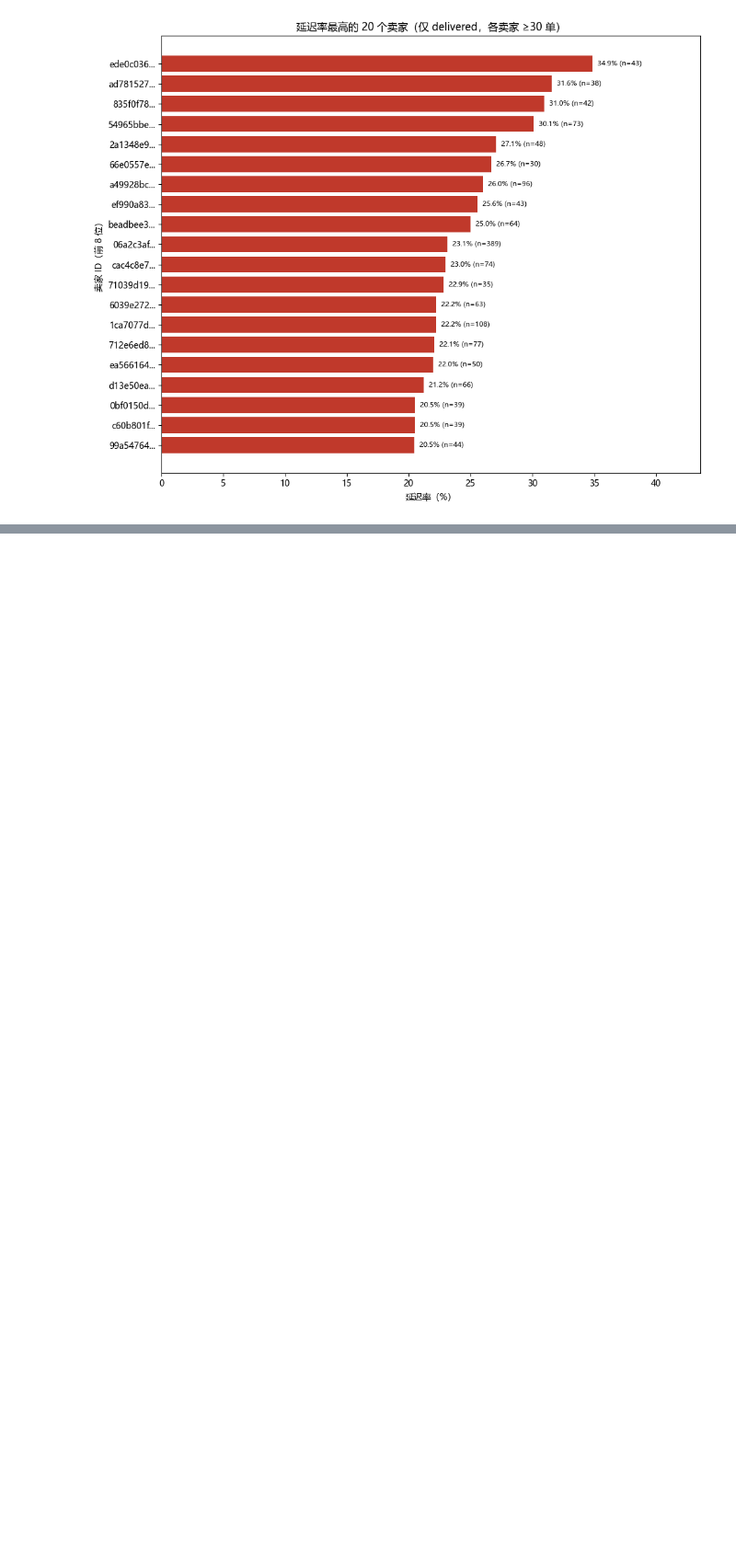
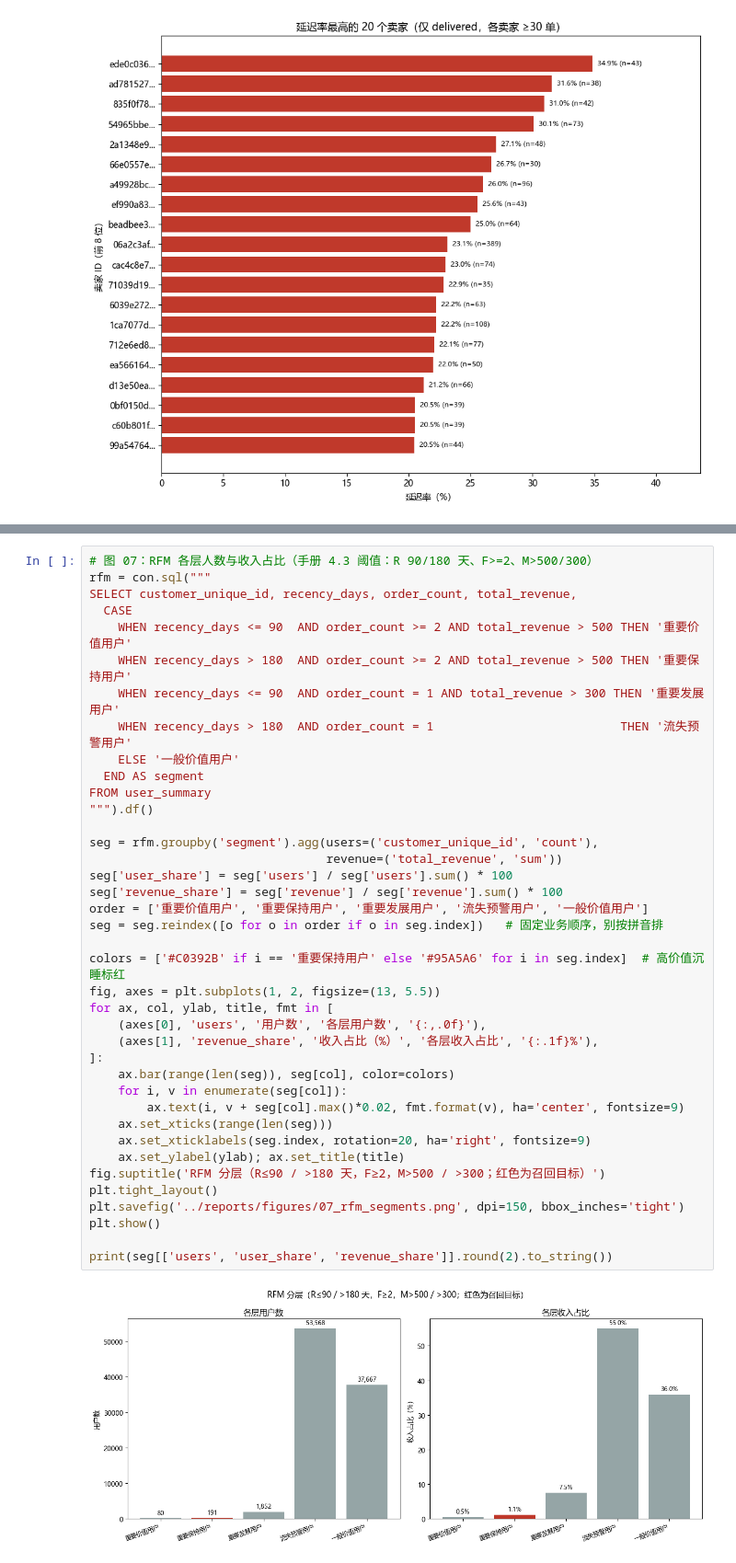
Before and after one commit to Jay-hao-sss1212312/olist-ecommerce-analysis, a Jupyter notebook: notebooks/01_eda.ipynb, the cells around one changed output, grey strips where cells are left out. Shown at 92% size. Saved outputs shown, nothing was run; the diff lists cells and outputs as text; blank space fills up the shorter version.

```diff
--- a/notebooks/01_eda.ipynb
+++ b/notebooks/01_eda.ipynb
@@ -148,0 +214,41 @@ plt.show()
+# %%
+# 图 07：RFM 各层人数与收入占比（手册 4.3 阈值：R 90/180 天、F>=2、M>500/300）
+rfm = con.sql("""
+SELECT customer_unique_id, recency_days, order_count, total_revenue,
+  CASE
+    WHEN recency_days <= 90  AND order_count >= 2 AND total_revenue > 500 THEN '重要价值用户'
+    WHEN recency_days > 180  AND order_count >= 2 AND total_revenue > 500 THEN '重要保持用户'
+    WHEN recency_days <= 90  AND order_count = 1 AND total_revenue > 300 THEN '重要发展用户'
+    WHEN recency_days > 180  AND order_count = 1                          THEN '流失预警用户'
+    ELSE '一般价值用户'
+  END AS segment
+FROM user_summary
+""").df()
+
+seg = rfm.groupby('segment').agg(users=('customer_unique_id', 'count'),
+                                 revenue=('total_revenue', 'sum'))
+seg['user_share'] = seg['users'] / seg['users'].sum() * 100
+seg['revenue_share'] = seg['revenue'] / seg['revenue'].sum() * 100
+order = ['重要价值用户', '重要保持用户', '重要发展用户', '流失预警用户', '一般价值用户']
+seg = seg.reindex([o for o in order if o in seg.index])   # 固定业务顺序，别按拼音排
+
+colors = ['#C0392B' if i == '重要保持用户' else '#95A5A6' for i in seg.index]  # 高价值沉睡标红
+fig, axes = plt.subplots(1, 2, figsize=(13, 5.5))
+for ax, col, ylab, title, fmt in [
+    (axes[0], 'users', '用户数', '各层用户数', '{:,.0f}'),
+    (axes[1], 'revenue_share', '收入占比（%）', '各层收入占比', '{:.1f}%'),
+]:
+    ax.bar(range(len(seg)), seg[col], color=colors)
+    for i, v in enumerate(seg[col]):
+        ax.text(i, v + seg[col].max()*0.02, fmt.format(v), ha='center', fontsize=9)
+    ax.set_xticks(range(len(seg)))
+    ax.set_xticklabels(seg.index, rotation=20, ha='right', fontsize=9)
+    ax.set_ylabel(ylab); ax.set_title(title)
+fig.suptitle('RFM 分层（R≤90 / >180 天，F≥2，M>500 / >300；红色为召回目标）')
+plt.tight_layout()
+plt.savefig('../reports/figures/07_rfm_segments.png', dpi=150, bbox_inches='tight')
+plt.show()
+
+print(seg[['users', 'user_share', 'revenue_share']].round(2).to_string())
+# %% [output]
+[figure, added]
```
Also changed, not shown: parts of 5 cells of this notebook, 4 other files.
